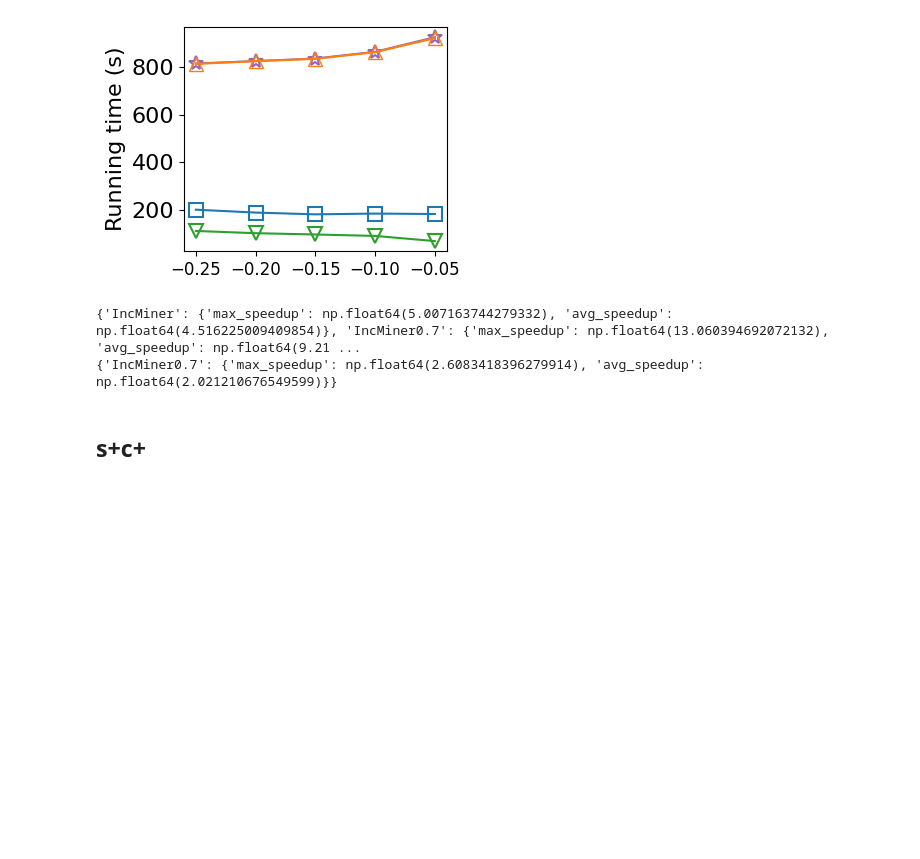
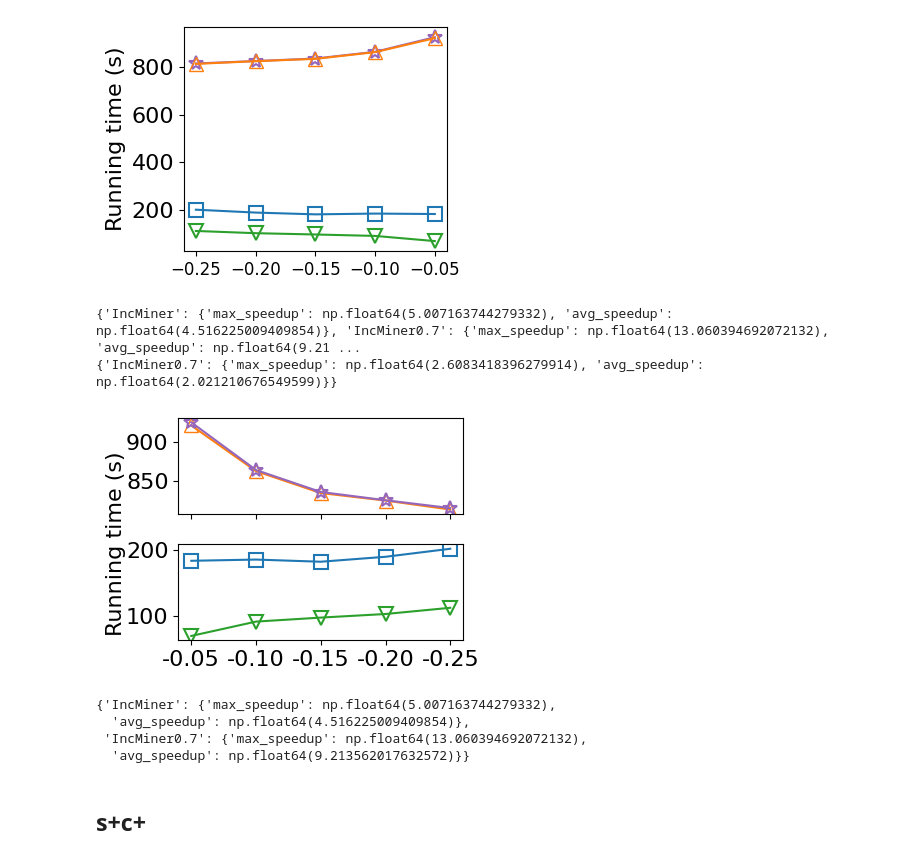
Before and after one commit to HaoxianChen/inc-miner-experiment-plots, a Jupyter notebook: plots.ipynb, the cells around one changed output. Cells and saved outputs as stored; diff of their text form; code cells hidden in the pictures; blank space fills up the shorter version.

```diff
--- a/plots.ipynb
+++ b/plots.ipynb
@@ -781,6 +911,65 @@ print(compute_speedup(df, 'IncMiner', ['IncMiner0.7']))
 [figure]
 {'IncMiner': {'max_speedup': np.float64(5.007163744279332), 'avg_speedup': np.float64(4.516225009409854)}, 'IncMiner0.7': {'max_speedup': np.float64(13.060394692072132), 'avg_speedup': np.float64(9.21 ...
 {'IncMiner0.7': {'max_speedup': np.float64(2.6083418396279914), 'avg_speedup': np.float64(2.021210676549599)}}
+# %%
+# Group by the "label" column
+groups = df.groupby('label')
+
+# Create a figure with two subplots (vertically stacked)
+fig, (ax_top, ax_bottom) = plt.subplots(2, 1, sharex=True)
+
+
+top_labels = ['batch', 'IncMinerNS']
+bottom_labels = ['IncMiner', 'IncMiner0.7']
+
+# Plot for labels in the top box
+for label in top_labels:
+    group = groups.get_group(label)
+    Y = group['time']
+    ax_top.plot(
+        range(len(Y)), group['time'], label=label,
+        marker=markerMap[label], color=colorMap[label],
+        markerfacecolor=markerStyleMap[label].get('markerfacecolor', 'auto'),
+        markeredgewidth=markerStyleMap[label].get('markeredgewidth', 1.0),
+    )
+
+# Plot for other labels in the bottom box
+for label in bottom_labels:
+    group = groups.get_group(label)
+    Y = group['time']
+    ax_bottom.plot(
+        range(len(Y)), group['time'], label=label,
+        marker=markerMap[label], color=colorMap[label],
+        markerfacecolor=markerStyleMap[label].get('markerfacecolor', 'auto'),
+        markeredgewidth=markerStyleMap[label].get('markeredgewidth', 1.0),
+    )
+
+
+X = group['confDiff']
+xtick_labels = [f"{v:.2f}" for v in X]
+plt.xticks(range(len(X)), xtick_labels)
+
+fig.text(0.01, 0.5, ylabel_time, va='center', rotation='vertical')
+
+# Adjust layout
+plt.tight_layout()
+
+# Save the plot
+outfile = "plots/exp1_inspection_decrease_conf.pdf"
+
+plt.savefig(outfile, bbox_inches='tight')
+
+# Display the plot
+plt.show()
+
+# Compute speedup
+compute_speedup(df, 'batch', ['IncMiner', 'IncMiner0.7'])
+# %% [output]
+[figure, added]
+{'IncMiner': {'max_speedup': np.float64(5.007163744279332),
+  'avg_speedup': np.float64(4.516225009409854)},
+ 'IncMiner0.7': {'max_speedup': np.float64(13.060394692072132),
+  'avg_speedup': np.float64(9.213562017632572)}}
 # %% [markdown]
 ## s+c+
 # %%
```
Also changed, not shown: parts of 17 cells of this notebook.
